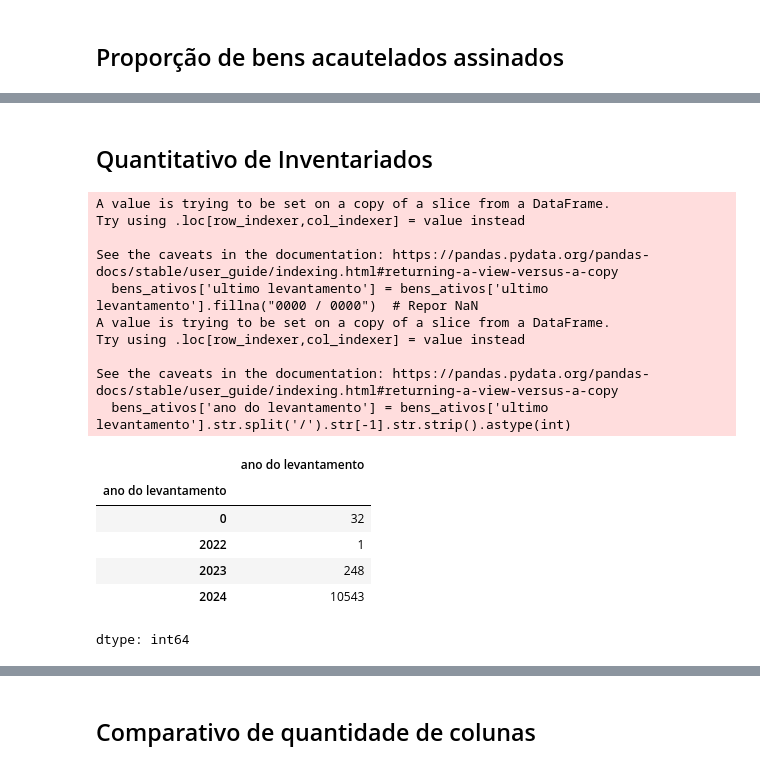
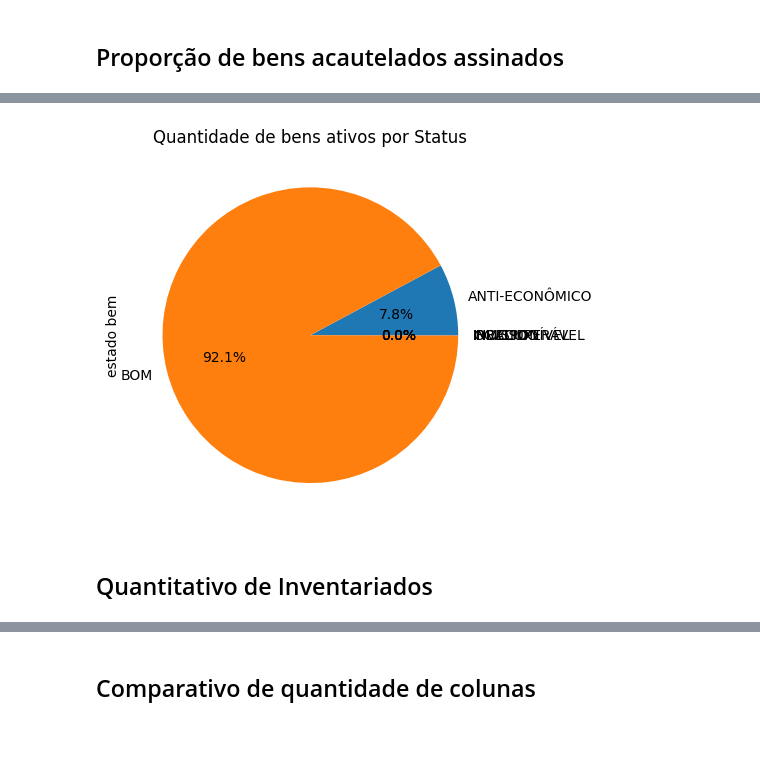
Before and after one commit to Mateus-cpa/tratamento_de_relatorio_elog_pf, a Jupyter notebook: Tratamento_de_relatório_geral_do_elog.ipynb, the cells around one changed output, grey strips where cells are left out. Cells and saved outputs as stored; diff of their text form; code cells hidden in the pictures; blank space fills up the shorter version.

```diff
--- a/Tratamento_de_relatório_geral_do_elog.ipynb
+++ b/Tratamento_de_relatório_geral_do_elog.ipynb
@@ -467,29 +438,8 @@ dtype: int64
+# %%
+bens_ativos.groupby('estado bem')['estado bem'].count().plot(kind='pie',
+                                                     title = 'Quantidade de bens ativos por Status',
+                                                     autopct='%1.1f%%');
+# %% [output]
+[figure, added]
 # %% [markdown]
 ## Quantitativo de Inventariados
-# %%
-# separar os bens inventariados (ultimo levantamento) em 2024
-bens_ativos['ultimo levantamento'] = bens_ativos['ultimo levantamento'].fillna("0000 / 0000")  # Repor NaN
-bens_ativos['ano do levantamento'] = bens_ativos['ultimo levantamento'].str.split('/').str[-1].str.strip().astype(int)
-
-
-bens_ativos.groupby('ano do levantamento')['ano do levantamento'].count()#
-
-#bens_ativos['ano do levantamento'].plot(kind='bar', x='ano do levantamento', title='Quantidade de bens ativos inventariados por ano');
-# %% [output]
-A value is trying to be set on a copy of a slice from a DataFrame.
-Try using .loc[row_indexer,col_indexer] = value instead
-
-See the caveats in the documentation: https://pandas.pydata.org/pandas-docs/stable/user_guide/indexing.html#returning-a-view-versus-a-copy
-  bens_ativos['ultimo levantamento'] = bens_ativos['ultimo levantamento'].fillna("0000 / 0000")  # Repor NaN
-A value is trying to be set on a copy of a slice from a DataFrame.
-Try using .loc[row_indexer,col_indexer] = value instead
-
-See the caveats in the documentation: https://pandas.pydata.org/pandas-docs/stable/user_guide/indexing.html#returning-a-view-versus-a-copy
-  bens_ativos['ano do levantamento'] = bens_ativos['ultimo levantamento'].str.split('/').str[-1].str.strip().astype(int)
-|  | ano do levantamento |
-| ano do levantamento |  |
-| 0 | 32 |
-| 2022 | 1 |
-| 2023 | 248 |
-| 2024 | 10543 |
-dtype: int64
```
Also changed, not shown: parts of 32 cells of this notebook.
